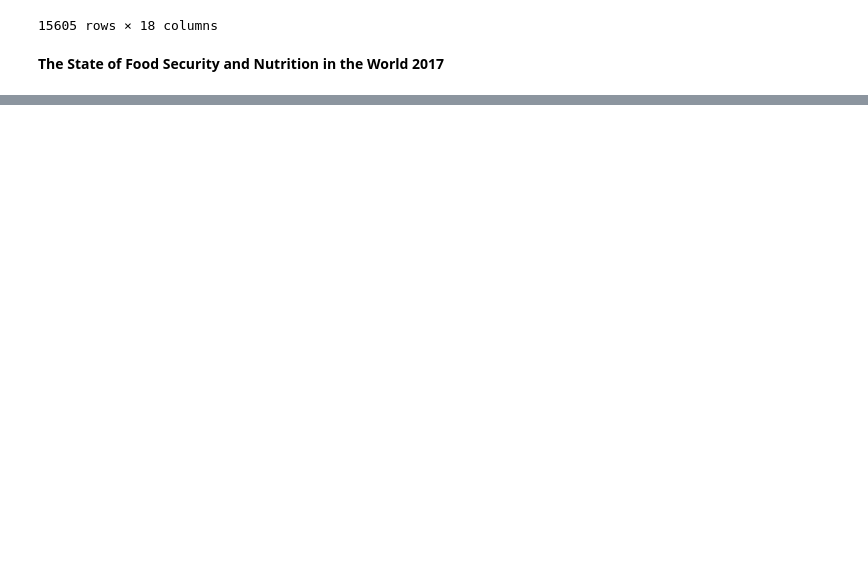
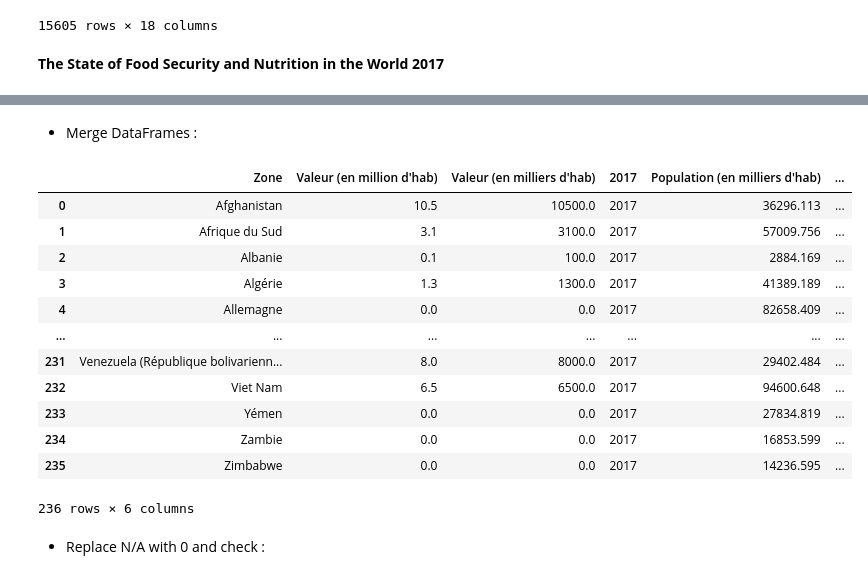
Before and after one commit to donia-nefiz/Public-health-research-with-python, a Jupyter notebook: Public-health-research-with-python .ipynb, the cells around one changed output, grey strips where cells are left out. Drawn from its saved outputs; the diff is of its cells as text; code cells hidden in the pictures; blank space fills up the shorter version.

```diff
--- a/Public-health-research-with-python .ipynb
+++ b/Public-health-research-with-python .ipynb
@@ -323,0 +334,2 @@ pop2017.shape
+# %%
+pop2017.rename(columns = {"Valeur (en milliers d'hab)": "Population (en milliers d'hab)"}, inplace=True)
@@ -323,0 +341,4 @@ pop2017.shape
+# %%
+pop2017.rename(columns = {"Valeur (en million d'hab)": "Population (en million d'hab)"}, inplace=True)
+# %%
+pop2017.rename(columns = {"Année": "2017"}, inplace=True)
@@ -578,0 +600,22 @@ foodAvailibilityKcalGroupByZone.shape
+# %% [markdown]
+- Merge DataFrames :
+# %%
+proportionUndernutrition = undernutritionGroupByZone.merge(pop2017, on="Zone", how="right")
+# %%
+proportionUndernutrition
+# %% [output]
+|  | Zone | Valeur (en million d'hab) | Valeur (en milliers d'hab) | 2017 | Population (en milliers d'hab) | ... |
+| 0 | Afghanistan | 10.5 | 10500.0 | 2017 | 36296.113 | ... |
+| 1 | Afrique du Sud | 3.1 | 3100.0 | 2017 | 57009.756 | ... |
+| 2 | Albanie | 0.1 | 100.0 | 2017 | 2884.169 | ... |
+| 3 | Algérie | 1.3 | 1300.0 | 2017 | 41389.189 | ... |
+| 4 | Allemagne | 0.0 | 0.0 | 2017 | 82658.409 | ... |
+| ... | ... | ... | ... | ... | ... | ... |
+| 231 | Venezuela (République bolivarienn... | 8.0 | 8000.0 | 2017 | 29402.484 | ... |
+| 232 | Viet Nam | 6.5 | 6500.0 | 2017 | 94600.648 | ... |
+| 233 | Yémen | 0.0 | 0.0 | 2017 | 27834.819 | ... |
+| 234 | Zambie | 0.0 | 0.0 | 2017 | 16853.599 | ... |
+| 235 | Zimbabwe | 0.0 | 0.0 | 2017 | 14236.595 | ... |
+236 rows × 6 columns
+# %% [markdown]
+- Replace N/A with 0 and check :
```
Also changed, not shown: parts of 80 cells of this notebook.
